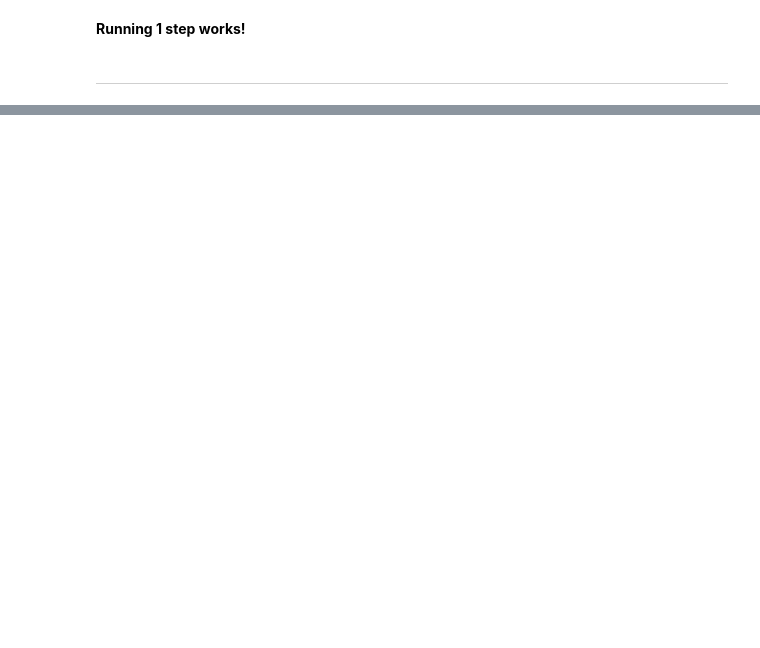
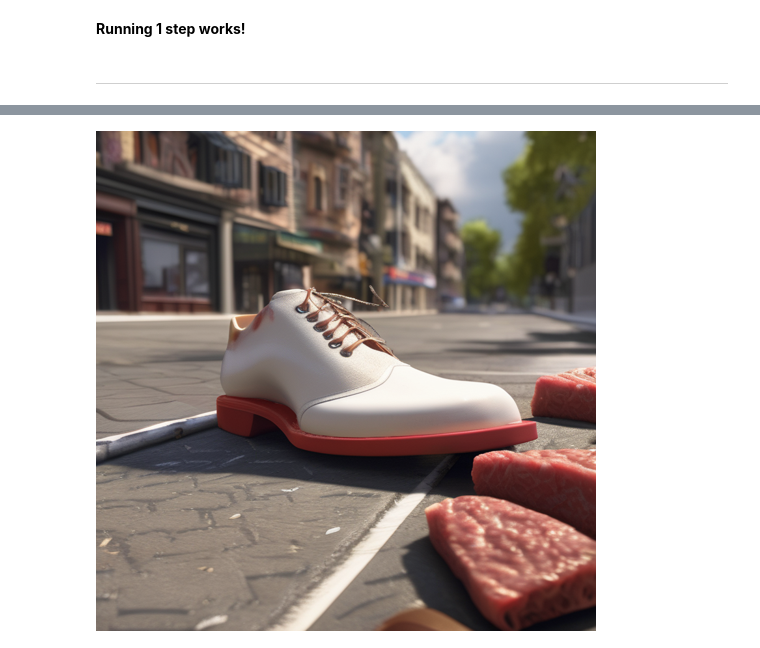
Before and after one commit to UmerHA/controlnet-xs-notes, a Jupyter notebook: Test - Forward - 4.ipynb, the cells around one changed output, grey strips where cells are left out. Drawn from its saved outputs; the diff is of its cells as text; code cells hidden in the pictures; blank space fills up the shorter version.

```diff
--- a/Test - Forward - 4.ipynb
+++ b/Test - Forward - 4.ipynb
@@ -208,0 +217,2 @@ ___
+# %%
+lats = []
@@ -208,0 +272,3 @@ ___
+# %%
+prompt = 'cinematic, shoe in the streets, made from meat, photorealistic shoe, highly detailed'
+neg_prompt = 'lowres, bad anatomy, worst quality, low quality'
@@ -229,0 +306,4 @@ ValueError: <class 'diffusers.models.unet_2d_condition.UNet2DConditionModel'> ha
+# %%
+result.images[0].resize((500,500))
+# %% [output]
+[figure, added]
```
Also changed, not shown: parts of 41 cells of this notebook, 2 other files.
